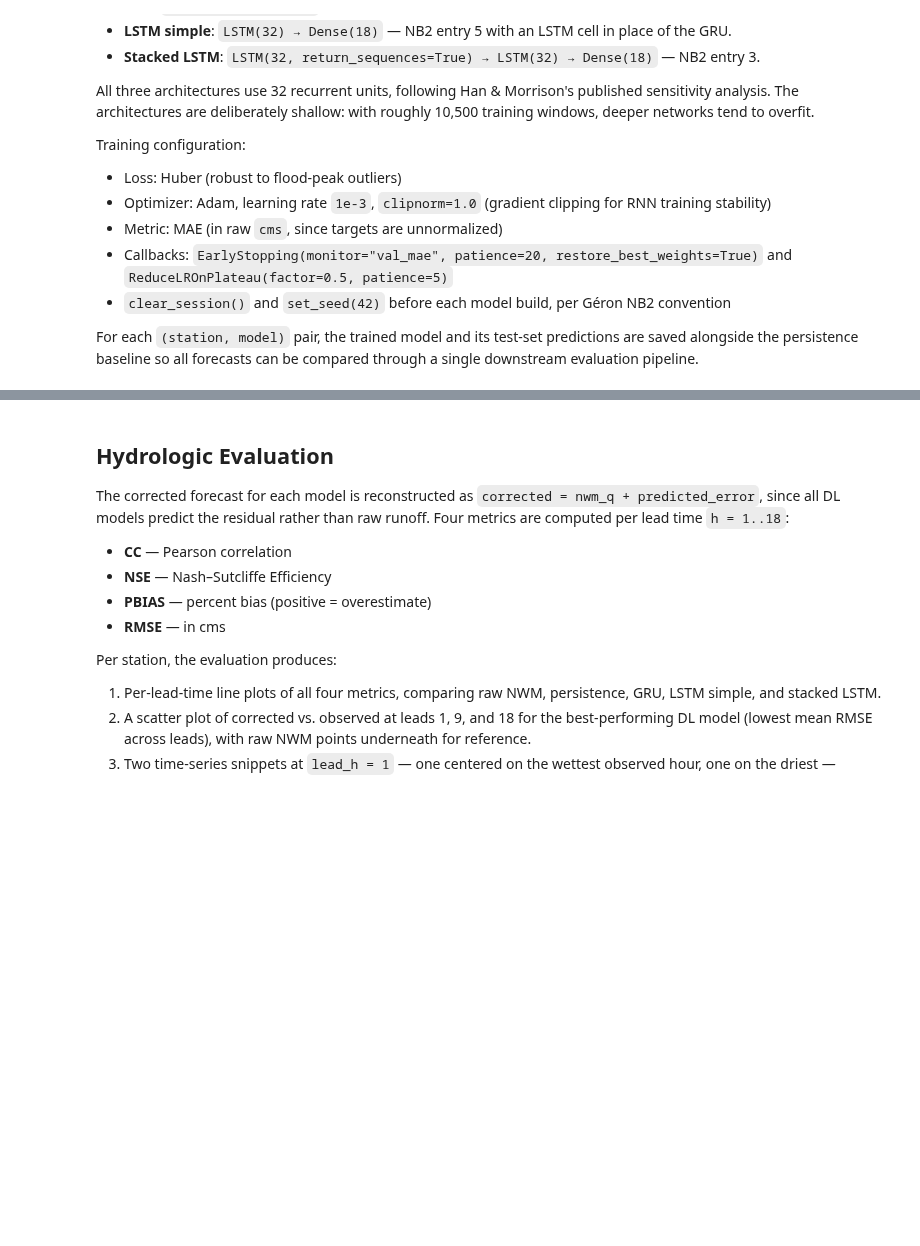
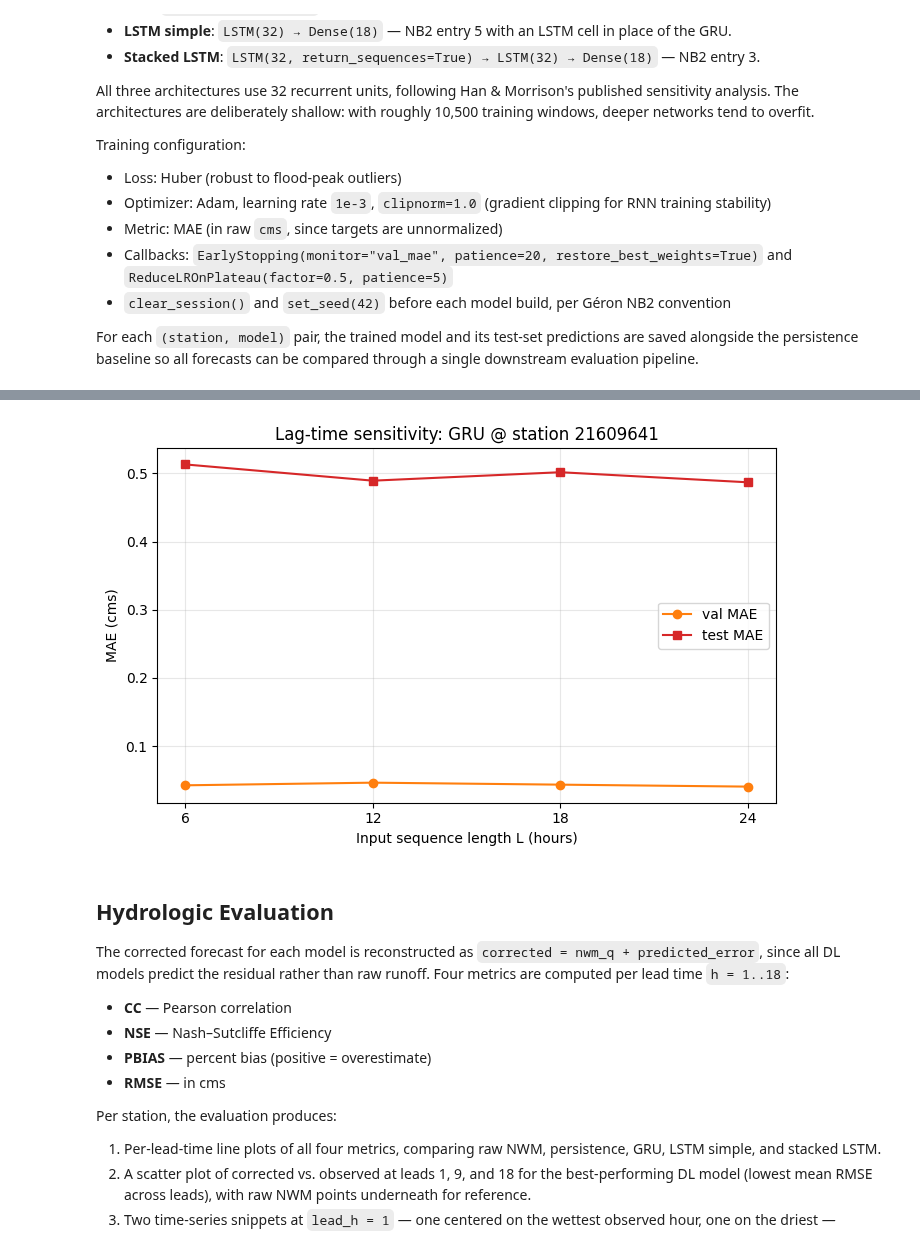
Before and after one commit to zachshotwell/AI-FinalProject-GroupSCR, a Jupyter notebook: RunoffForecastingProject/RunoffForecasting.ipynb, the cells around one changed output, grey strips where cells are left out. Cells and saved outputs as stored; diff of their text form; code cells hidden in the pictures; blank space fills up the shorter version.

```diff
--- a/RunoffForecastingProject/RunoffForecasting.ipynb
+++ b/RunoffForecastingProject/RunoffForecasting.ipynb
@@ -619,0 +627,97 @@ plt.show()
+# %%
+SWEEP_STATION = "21609641"
+SWEEP_L_VALUES = [6, 12, 18, 24]
+SWEEP_UNITS = 32  # held fixed at the paper's optimum
+
+def build_dataset_for_L(sid, L_val):
+    """Rebuild train/valid/test datasets for a single station at a given L.
+    Mirrors the logic in cell 13 but parameterized on L. Reuses the train-only
+    normalization stats already computed and stored in norm_stats[sid]."""
+    splits = {name: pd.read_parquet(DATA_ROOT / sid / f"{name}_{sid}.parquet")
+              for name in ("train", "valid", "test")}
+    feats = {name: prepare_features(df) for name, df in splits.items()}
+    mean, std = norm_stats[sid]
+
+    out = {}
+    for name, df in feats.items():
+        x = ((df.values - mean) / std).astype(np.float32)
+        y_series = df[TARGET_COL].values.astype(np.float32)
+        targets = build_seq2seq_targets(y_series, L_val, H)
+        out[name] = tf.keras.utils.timeseries_dataset_from_array(
+            data=x[:-H],
+            targets=targets,
+            sequence_length=L_val,
+            batch_size=BATCH_SIZE,
+            shuffle=(name == "train"),
+            seed=42,
+        )
+    return out
+
+def build_gru_at_L(L_val, n_features):
+    tf.keras.backend.clear_session()
+    tf.random.set_seed(42)
+    return tf.keras.Sequential([
+        tf.keras.layers.Input(shape=(L_val, n_features)),
+        tf.keras.layers.GRU(SWEEP_UNITS),
+        tf.keras.layers.Dense(H),
+    ])
+
+n_features = len(FEATURE_COLS)
+sweep_summary = {}
+sweep_histories = {}
+
+print(f"Lag-time sweep: GRU @ station {SWEEP_STATION}")
+print(f"L ∈ {SWEEP_L_VALUES}, units={SWEEP_UNITS}, batch={BATCH_SIZE}\n")
+
+for L_val in SWEEP_L_VALUES:
+    print(f"{'-'*70}\n  L = {L_val}\n{'-'*70}")
+    ds = build_dataset_for_L(SWEEP_STATION, L_val)
+    model = build_gru_at_L(L_val, n_features)
+    model.compile(
+        loss=tf.keras.losses.Huber(),
+        optimizer=tf.keras.optimizers.Adam(learning_rate=1e-3, clipnorm=1.0),
+        metrics=["mae"],
+    )
+    callbacks = [
+        tf.keras.callbacks.EarlyStopping(monitor="val_mae", patience=20, restore_best_weights=True),
+        tf.keras.callbacks.ReduceLROnPlateau(monitor="val_mae", factor=0.5, patience=5),
+    ]
+    history = model.fit(
+        ds["train"],
+        validation_data=ds["valid"],
+        epochs=EPOCHS,
+        callbacks=callbacks,
+        verbose=0,
+    )
+    sweep_histories[L_val] = history.history
+    _, val_mae  = model.evaluate(ds["valid"], verbose=0)
+    _, test_mae = model.evaluate(ds["test"],  verbose=0)
+    epochs_run = len(history.history["loss"])
+    sweep_summary[L_val] = (val_mae, test_mae, epochs_run)
+    print(f"  epochs run: {epochs_run}")
+    print(f"  val_mae:    {val_mae:.4f} cms")
+    print(f"  test_mae:   {test_mae:.4f} cms")
+
+print(f"\n{'='*70}\nlag-time sweep summary (station {SWEEP_STATION}, GRU)")
+print(f"{'='*70}")
+print(f"  {'L':>4}  {'val_mae':>10}  {'test_mae':>10}  {'epochs':>8}")
+for L_val, (vm, tm, ep) in sweep_summary.items():
+    marker = "  <-- baseline" if L_val == 6 else ""
+    print(f"  {L_val:>4}  {vm:>10.4f}  {tm:>10.4f}  {ep:>8}{marker}")
+
+# Companion figure mirroring Han & Morrison Fig. 7a layout
+fig, ax = plt.subplots(figsize=(7, 4.5))
+Ls = list(sweep_summary.keys())
+val_maes  = [sweep_summary[L][0] for L in Ls]
+test_maes = [sweep_summary[L][1] for L in Ls]
+ax.plot(Ls, val_maes,  "o-", label="val MAE",  color="C1")
+ax.plot(Ls, test_maes, "s-", label="test MAE", color="C3")
+ax.set_xticks(Ls)
+ax.set_xlabel("Input sequence length L (hours)")
+ax.set_ylabel("MAE (cms)")
+ax.set_title(f"Lag-time sensitivity: GRU @ station {SWEEP_STATION}")
+ax.grid(alpha=0.3)
+ax.legend()
+plt.tight_layout()
+plt.show()
+# %% [output]
@@ -620,3 +741,4 @@ plt.show()
+[figure, added]
 # %% [markdown]
 ## Hydrologic Evaluation
 
```
Also changed, not shown: parts of 6 cells of this notebook.
